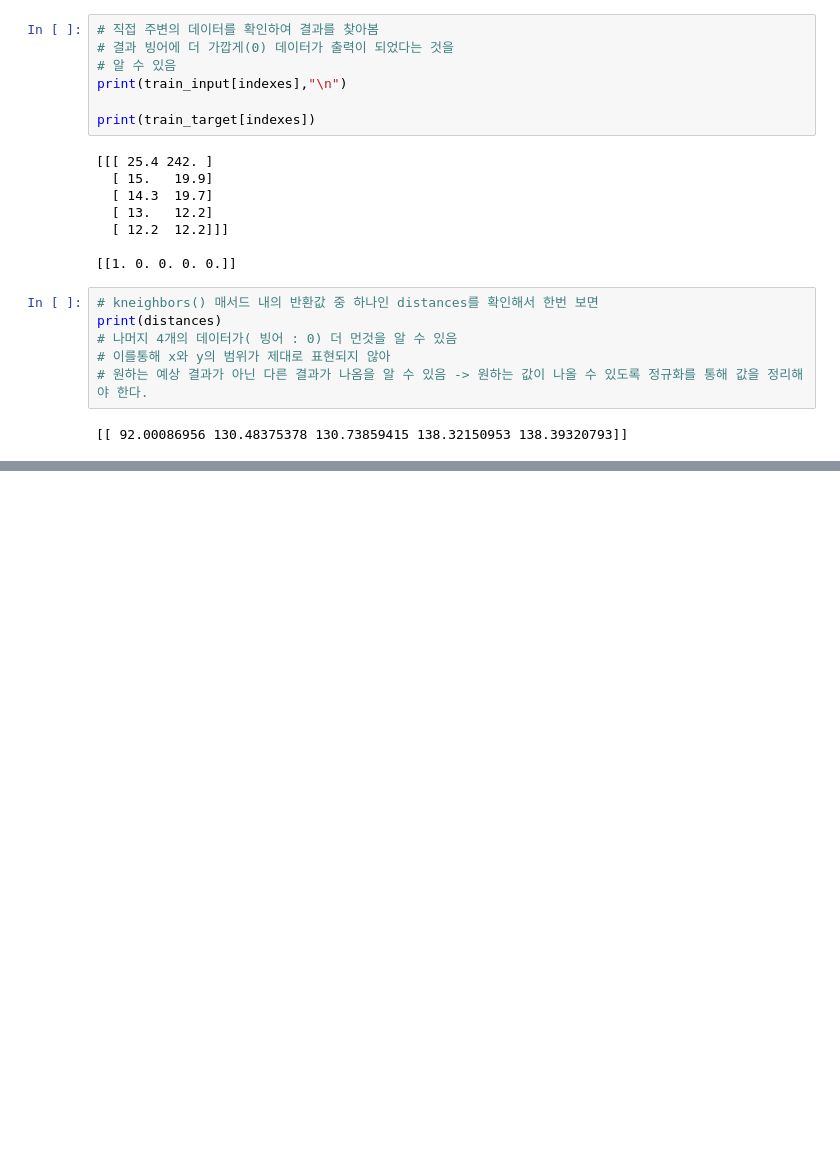
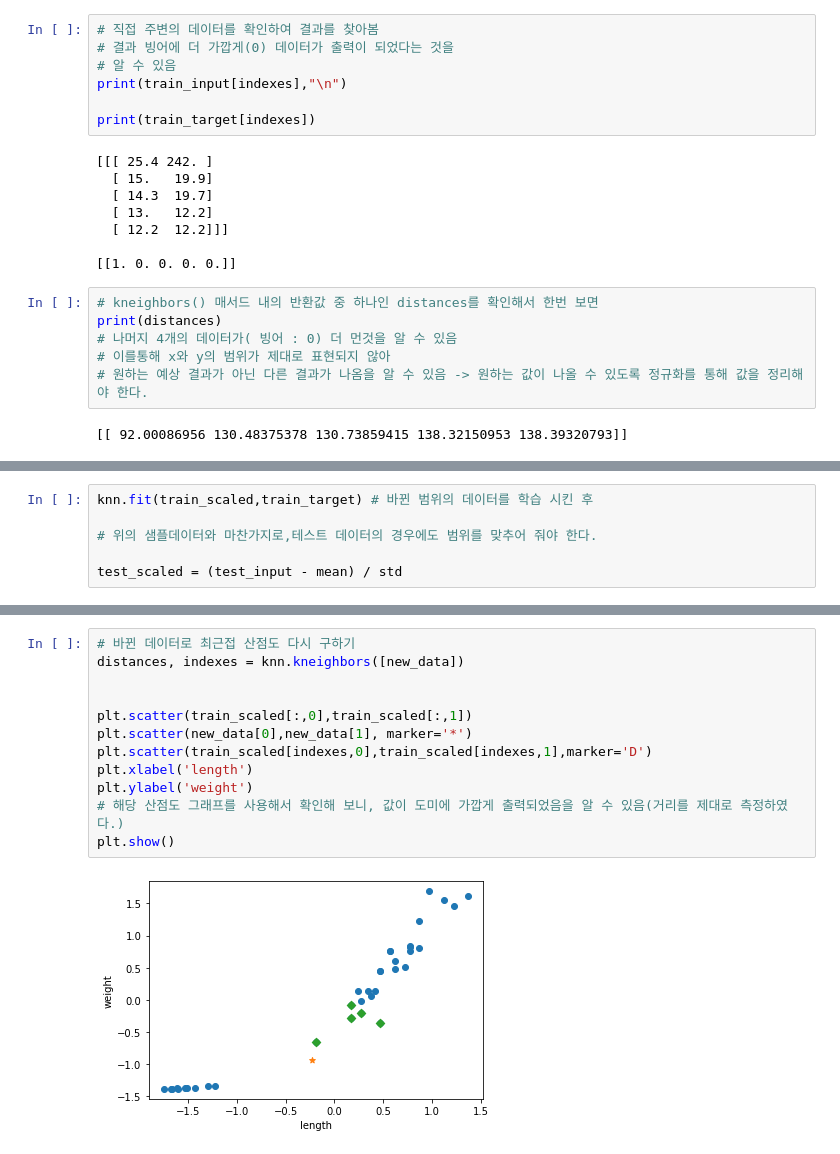
Before and after one commit to ohhongseok/ML-DeepLearning, a Jupyter notebook: 2/2-2/Data_Preprocessing.ipynb, the cells around one changed output, grey strips where cells are left out. Drawn from its saved outputs; the diff is of its cells as text; blank space fills up the shorter version.

```diff
--- a/2/2-2/Data_Preprocessing.ipynb
+++ b/2/2-2/Data_Preprocessing.ipynb
@@ -136,0 +229,6 @@ print(distances)
+# %%
+knn.fit(train_scaled,train_target) # 바뀐 범위의 데이터를 학습 시킨 후
+
+# 위의 샘플데이터와 마찬가지로,테스트 데이터의 경우에도 범위를 맞추어 줘야 한다.
+
+test_scaled = (test_input - mean) / std
@@ -136,0 +245,14 @@ print(distances)
+# %%
+# 바뀐 데이터로 최근접 산점도 다시 구하기
+distances, indexes = knn.kneighbors([new_data])
+
+
+plt.scatter(train_scaled[:,0],train_scaled[:,1])
+plt.scatter(new_data[0],new_data[1], marker='*')
+plt.scatter(train_scaled[indexes,0],train_scaled[indexes,1],marker='D')
+plt.xlabel('length')
+plt.ylabel('weight')
+# 해당 산점도 그래프를 사용해서 확인해 보니, 값이 도미에 가깝게 출력되었음을 알 수 있음(거리를 제대로 측정하였다.)
+plt.show()
+# %% [output]
+[figure, added]
```
Also changed, not shown: parts of 13 cells of this notebook.
